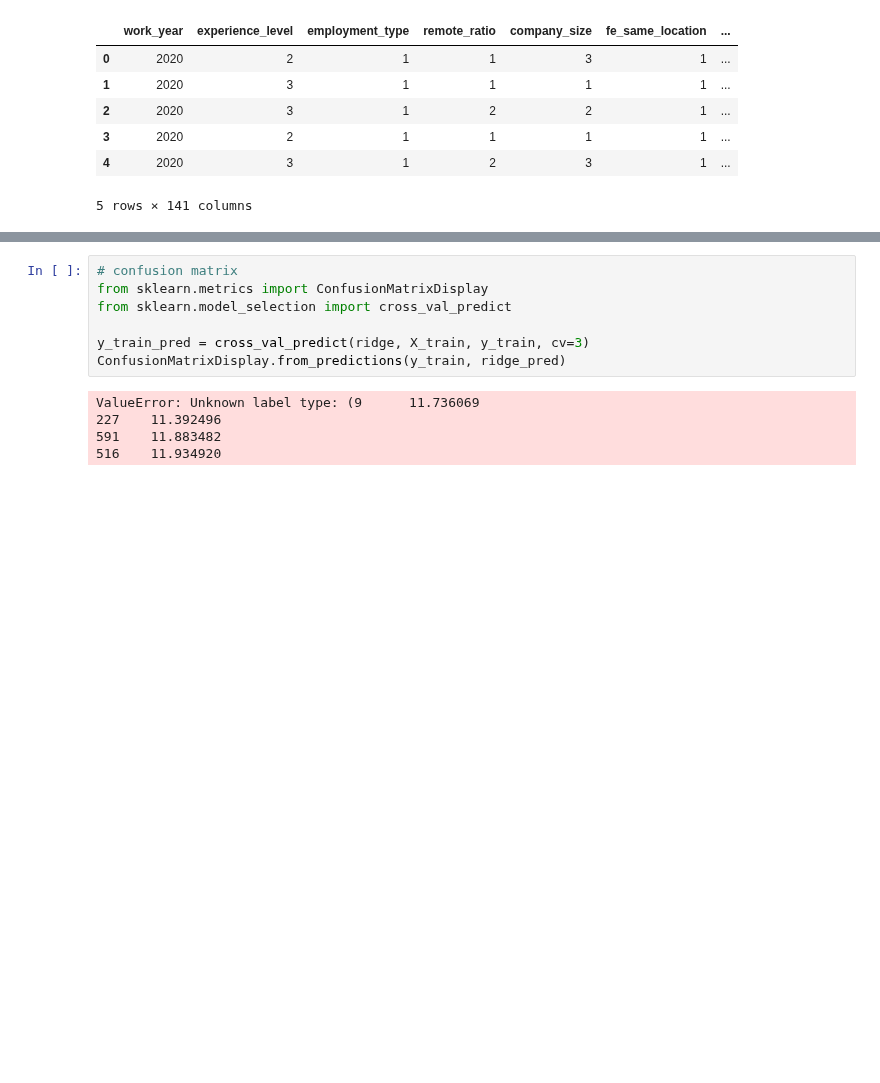
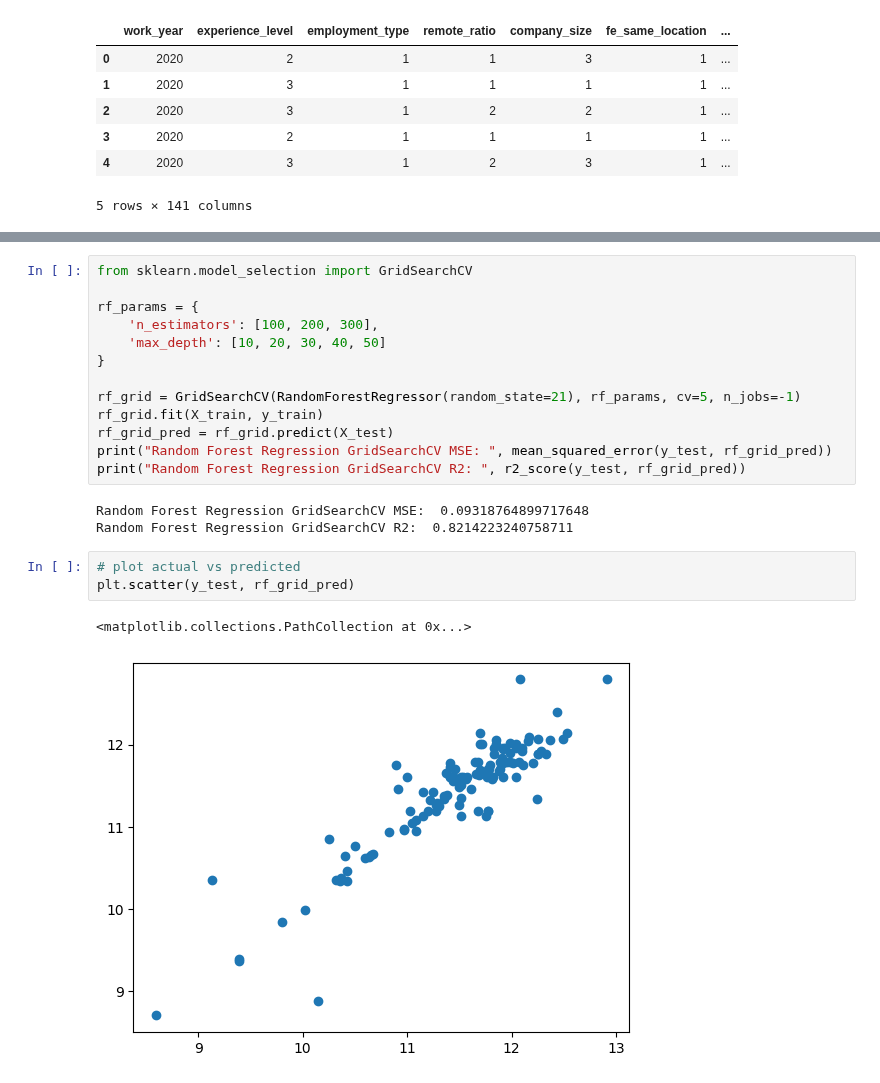
Before and after one commit to chriscolomb/seng474-project, a Jupyter notebook: notebook_new.ipynb, the cells around one changed output, grey strips where cells are left out. Drawn from its saved outputs; the diff is of its cells as text; blank space fills up the shorter version.

```diff
--- a/notebook_new.ipynb
+++ b/notebook_new.ipynb
@@ -205,12 +205,22 @@ Random Forest Regression R2:  0.8172558919146428
-# %%
-# confusion matrix
-from sklearn.metrics import ConfusionMatrixDisplay
-from sklearn.model_selection import cross_val_predict
-
-y_train_pred = cross_val_predict(ridge, X_train, y_train, cv=3)
-ConfusionMatrixDisplay.from_predictions(y_train, ridge_pred)
-# %% [output]
-ValueError: Unknown label type: (9      11.736069
-227    11.392496
-591    11.883482
-516    11.934920
+# %%
+from sklearn.model_selection import GridSearchCV
+
+rf_params = {
+    'n_estimators': [100, 200, 300],
+    'max_depth': [10, 20, 30, 40, 50]
+}
+
+rf_grid = GridSearchCV(RandomForestRegressor(random_state=21), rf_params, cv=5, n_jobs=-1)
+rf_grid.fit(X_train, y_train)
+rf_grid_pred = rf_grid.predict(X_test)
+print("Random Forest Regression GridSearchCV MSE: ", mean_squared_error(y_test, rf_grid_pred))
+print("Random Forest Regression GridSearchCV R2: ", r2_score(y_test, rf_grid_pred))
+# %% [output]
+Random Forest Regression GridSearchCV MSE:  0.09318764899717648
+Random Forest Regression GridSearchCV R2:  0.8214223240758711
+# %%
+# plot actual vs predicted
+plt.scatter(y_test, rf_grid_pred)
+# %% [output]
+<matplotlib.collections.PathCollection at 0x...>
+[figure, added]
```
Also changed, not shown: parts of 5 cells of this notebook.
